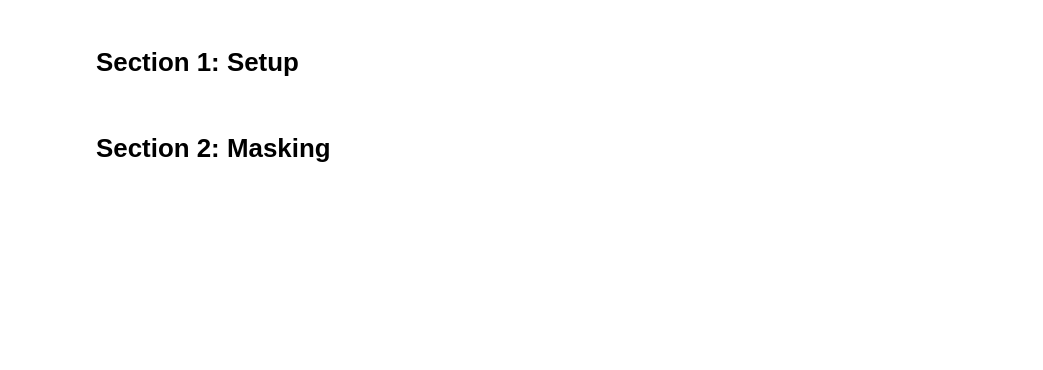
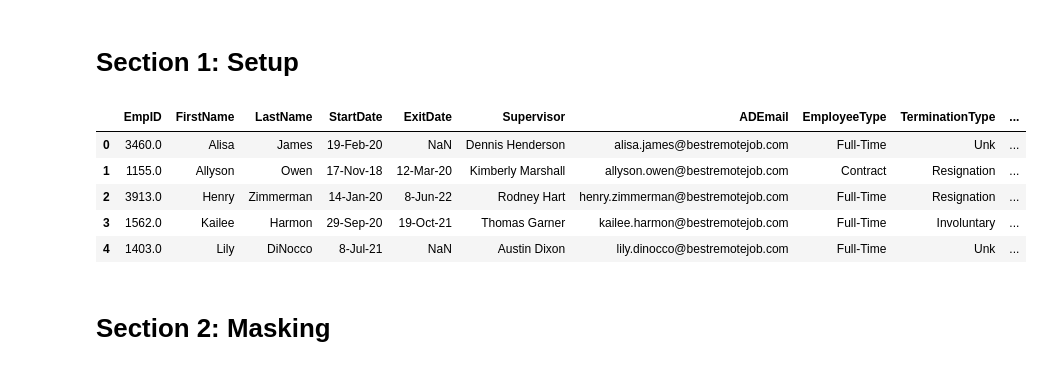
Before and after one commit to LinkedInLearning/protecting-data-for-analysis-and-machine-learning-3372038, a Jupyter notebook: Course-Notebook.ipynb, the cells around one changed output. Drawn from its saved outputs; the diff is of its cells as text; code cells hidden in the pictures; blank space fills up the shorter version.

```diff
--- a/Course-Notebook.ipynb
+++ b/Course-Notebook.ipynb
@@ -21,18 +39,26 @@ from faker import Faker
 # %%
 # Load the HR Employee Excel file into a DataFrame
 '''
-employees = pd.read_excel(
-    Path("../SecuringData/HR_employee_data.xlsx")
+employees = pd.read_csv(
+    Path("../SecuringData/HR_employee_data.csv")
 )
 '''
 
-employees = pd.read_csv("HR_employee_data.csv")
+employees = pd.read_csv("HR_employee_data.csv", parse_dates=['DOB'])
+
 
 # Set display options to show all columns
 pd.set_option('display.max_columns', None)
 
 # Display the DataFrame
 employees.head()
+# %% [output]
+|  | EmpID | FirstName | LastName | StartDate | ExitDate | Supervisor | ADEmail | EmployeeType | TerminationType | ... |
+| 0 | 3460.0 | Alisa | James | 19-Feb-20 | NaN | Dennis Henderson | alisa.james@bestremotejob.com | Full-Time | Unk | ... |
+| 1 | 1155.0 | Allyson | Owen | 17-Nov-18 | 12-Mar-20 | Kimberly Marshall | allyson.owen@bestremotejob.com | Contract | Resignation | ... |
+| 2 | 3913.0 | Henry | Zimmerman | 14-Jan-20 | 8-Jun-22 | Rodney Hart | henry.zimmerman@bestremotejob.com | Full-Time | Resignation | ... |
+| 3 | 1562.0 | Kailee | Harmon | 29-Sep-20 | 19-Oct-21 | Thomas Garner | kailee.harmon@bestremotejob.com | Full-Time | Involuntary | ... |
+| 4 | 1403.0 | Lily | DiNocco | 8-Jul-21 | NaN | Austin Dixon | lily.dinocco@bestremotejob.com | Full-Time | Unk | ... |
 # %% [markdown]
 # Section 2: Masking
 # %%
```
Also changed, not shown: parts of 7 cells of this notebook, 1 other file.
